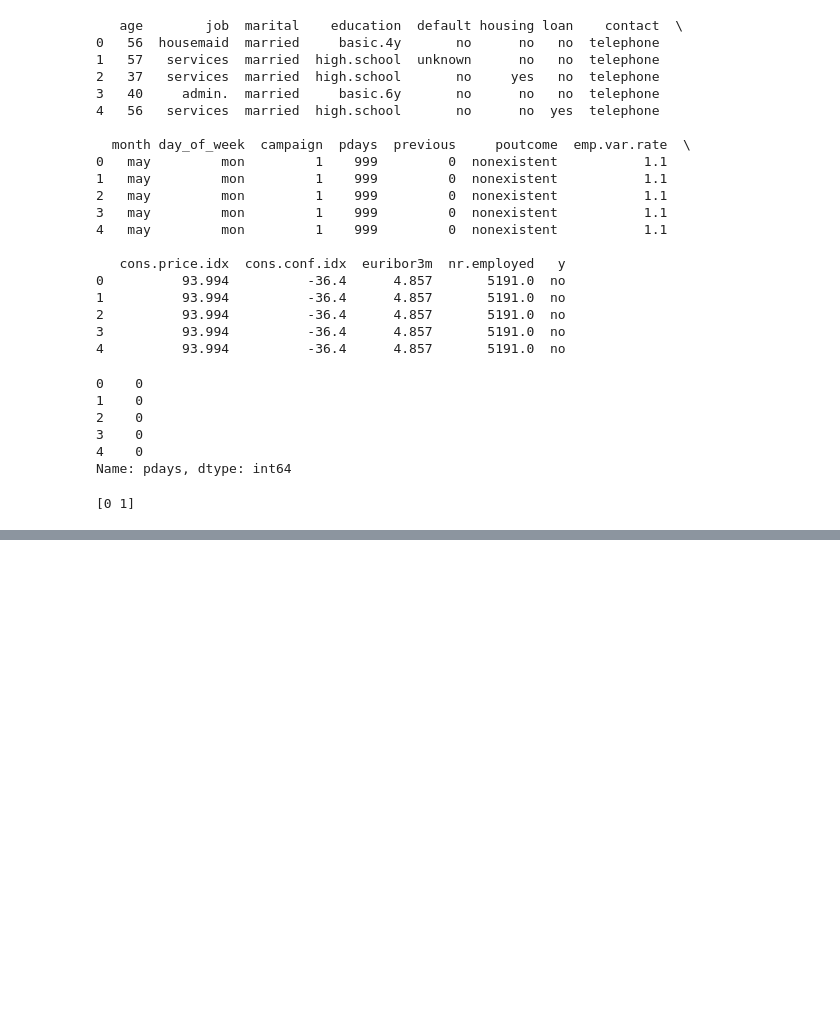
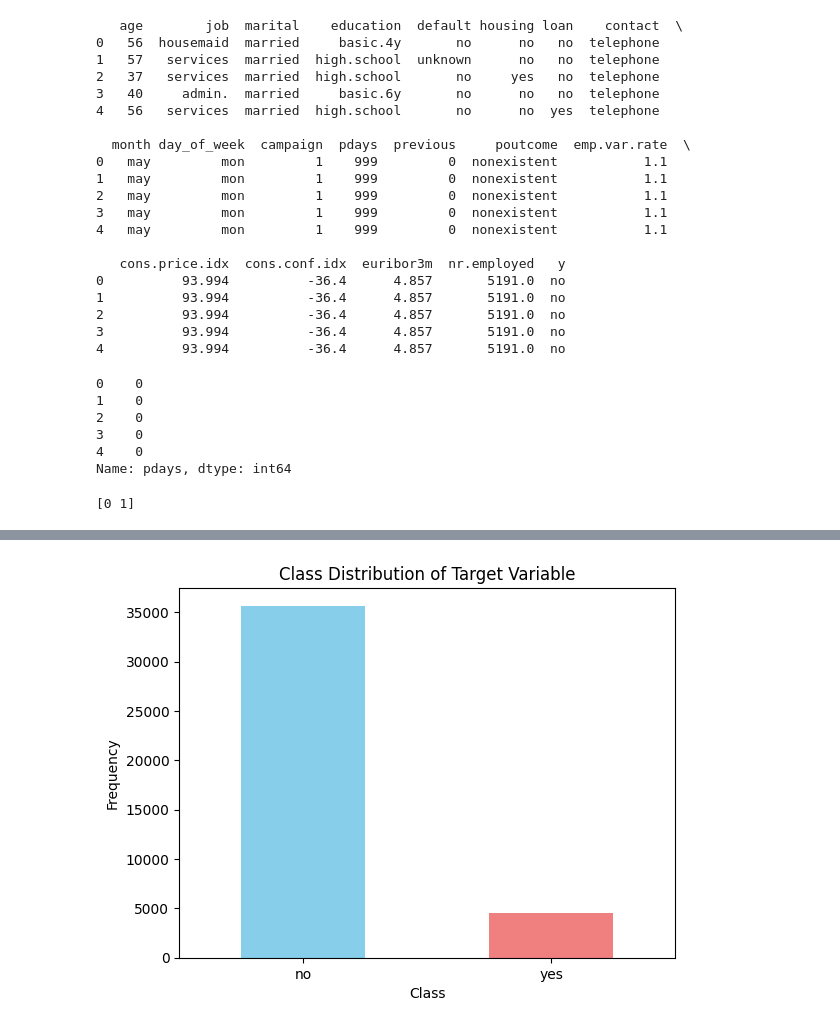
Before and after one commit to demitw/Machine-learning-coursework, a Jupyter notebook: Model_Training/randomforset.ipynb, the cells around one changed output, grey strips where cells are left out. Saved outputs shown, nothing was run; the diff lists cells and outputs as text; code cells hidden in the pictures; blank space fills up the shorter version.

Commit message:
Check class distribution of the target variable 'y'

```diff
--- a/Model_Training/randomforset.ipynb
+++ b/Model_Training/randomforset.ipynb
@@ -160,0 +179,12 @@ print(unique_pdays)
+# %%
+import matplotlib.pyplot as plt
+
+# Plot the class distribution
+df_cleaned['y'].value_counts().plot(kind='bar', color=['skyblue', 'lightcoral'])
+plt.title('Class Distribution of Target Variable')
+plt.xlabel('Class')
+plt.ylabel('Frequency')
+plt.xticks(rotation=0)
+plt.show()
+# %% [output]
+[figure, added]
```
Also changed, not shown: parts of 1 cell of this notebook.
